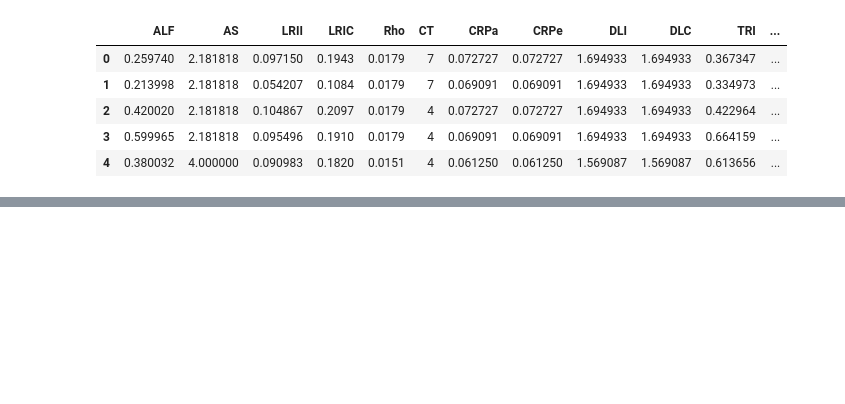
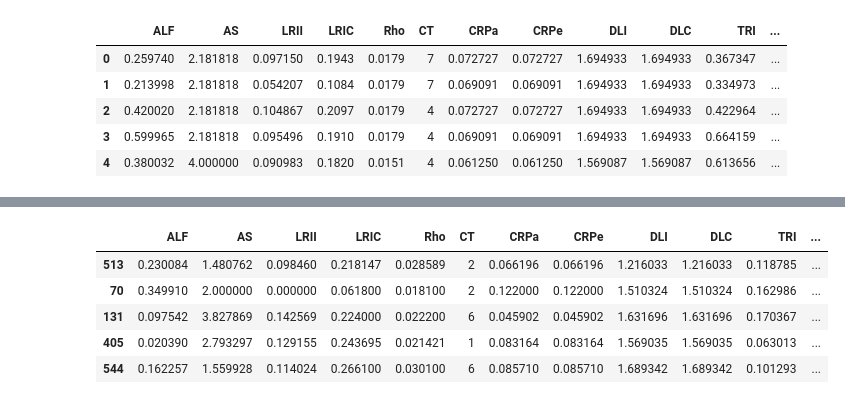
Before and after one commit to Godfred-oops/PROJECTS, a Jupyter notebook: recColumn.ipynb, the cells around one changed output, grey strips where cells are left out. Cells and saved outputs as stored; diff of their text form; code cells hidden in the pictures; blank space fills up the shorter version.

```diff
--- a/recColumn.ipynb
+++ b/recColumn.ipynb
@@ -150,3 +165,12 @@ X_train,X_test,y_train,y_test = train_test_split(X_sm,y_sm, test_size = 0.4, ran
+# %%
+X_test.head()
+# %% [output]
+|  | ALF | AS | LRII | LRIC | Rho | CT | CRPa | CRPe | DLI | DLC | TRI | ... |
+| 513 | 0.230084 | 1.480762 | 0.098460 | 0.218147 | 0.028589 | 2 | 0.066196 | 0.066196 | 1.216033 | 1.216033 | 0.118785 | ... |
+| 70 | 0.349910 | 2.000000 | 0.000000 | 0.061800 | 0.018100 | 2 | 0.122000 | 0.122000 | 1.510324 | 1.510324 | 0.162986 | ... |
+| 131 | 0.097542 | 3.827869 | 0.142569 | 0.224000 | 0.022200 | 6 | 0.045902 | 0.045902 | 1.631696 | 1.631696 | 0.170367 | ... |
+| 405 | 0.020390 | 2.793297 | 0.129155 | 0.243695 | 0.021421 | 1 | 0.083164 | 0.083164 | 1.569035 | 1.569035 | 0.063013 | ... |
+| 544 | 0.162257 | 1.559928 | 0.114024 | 0.266100 | 0.030100 | 6 | 0.085710 | 0.085710 | 1.689342 | 1.689342 | 0.101293 | ... |
 # %%
 print(X_train.shape)
 print(X_test.shape)
```
Also changed, not shown: parts of 24 cells of this notebook, 1 other file.
